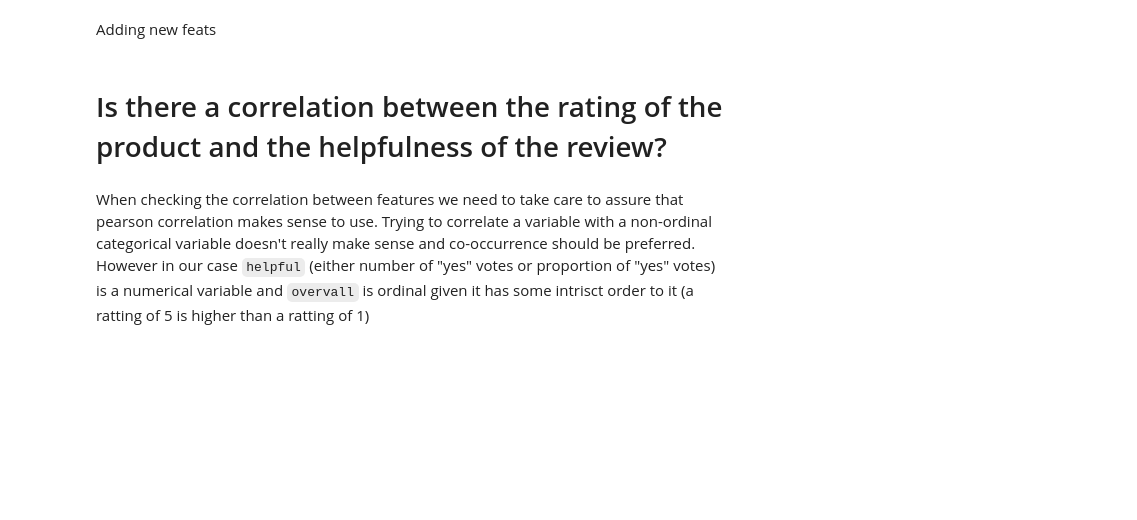
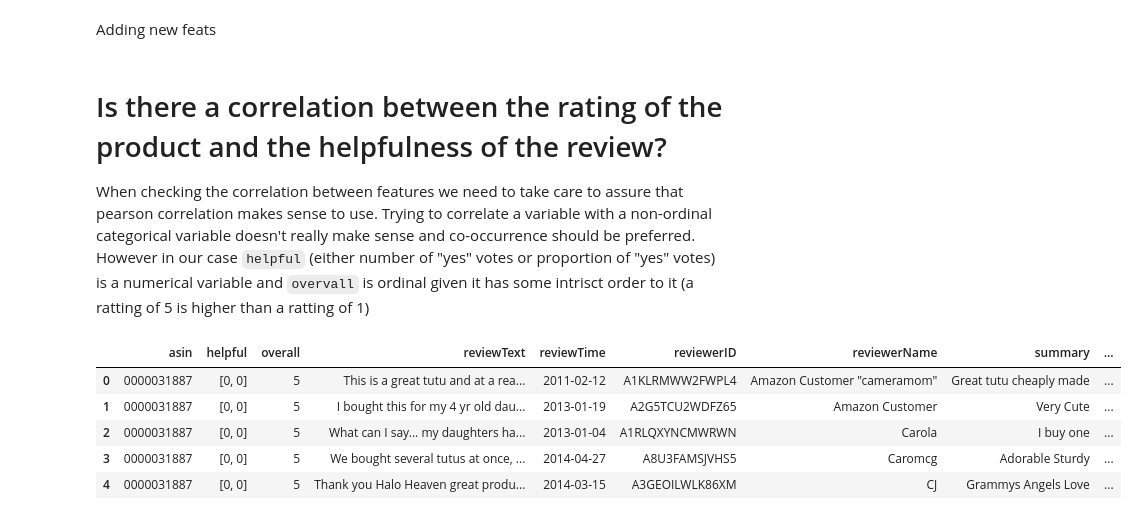
Before and after one commit to lsfischer/cleverly_challenge, a Jupyter notebook: code/cleverly_challenge.ipynb, the cells around one changed output. Saved outputs shown, nothing was run; the diff lists cells and outputs as text; code cells hidden in the pictures; blank space fills up the shorter version.

```diff
--- a/code/cleverly_challenge.ipynb
+++ b/code/cleverly_challenge.ipynb
@@ -201,7 +215,16 @@ df["num_words"] = df["reviewText"].str.count("\w+") # Count the number of words
 ValueError: malformed node or string: [0, 0]
 # %% [markdown]
 Adding new feats
-# %% [markdown]
-# Is there a correlation between the rating of the product and the helpfulness of the review?
 # %% [markdown]
+# Is there a correlation between the rating of the product and the helpfulness of the review?
+
 When checking the correlation between features we need to take care to assure that pearson correlation makes sense to use. Trying to correlate a variable with a non-ordinal categorical variable doesn't really make sense and co-occurrence should be preferred. However in our case `helpful` (either number of "yes" votes or proportion of "yes" votes) is a numerical variable and `overvall` is ordinal given it has some intrisct order to it (a ratting of 5 is higher than a ratting of 1)
+# %%
+df.head()
+# %% [output]
+|  | asin | helpful | overall | reviewText | reviewTime | reviewerID | reviewerName | summary | ... |
+| 0 | 0000031887 | [0, 0] | 5 | This is a great tutu and at a rea... | 2011-02-12 | A1KLRMWW2FWPL4 | Amazon Customer "cameramom" | Great tutu cheaply made | ... |
+| 1 | 0000031887 | [0, 0] | 5 | I bought this for my 4 yr old dau... | 2013-01-19 | A2G5TCU2WDFZ65 | Amazon Customer | Very Cute | ... |
+| 2 | 0000031887 | [0, 0] | 5 | What can I say... my daughters ha... | 2013-01-04 | A1RLQXYNCMWRWN | Carola | I buy one | ... |
+| 3 | 0000031887 | [0, 0] | 5 | We bought several tutus at once, ... | 2014-04-27 | A8U3FAMSJVHS5 | Caromcg | Adorable Sturdy | ... |
+| 4 | 0000031887 | [0, 0] | 5 | Thank you Halo Heaven great produ... | 2014-03-15 | A3GEOILWLK86XM | CJ | Grammys Angels Love | ... |
```
Also changed, not shown: parts of 12 cells of this notebook.
